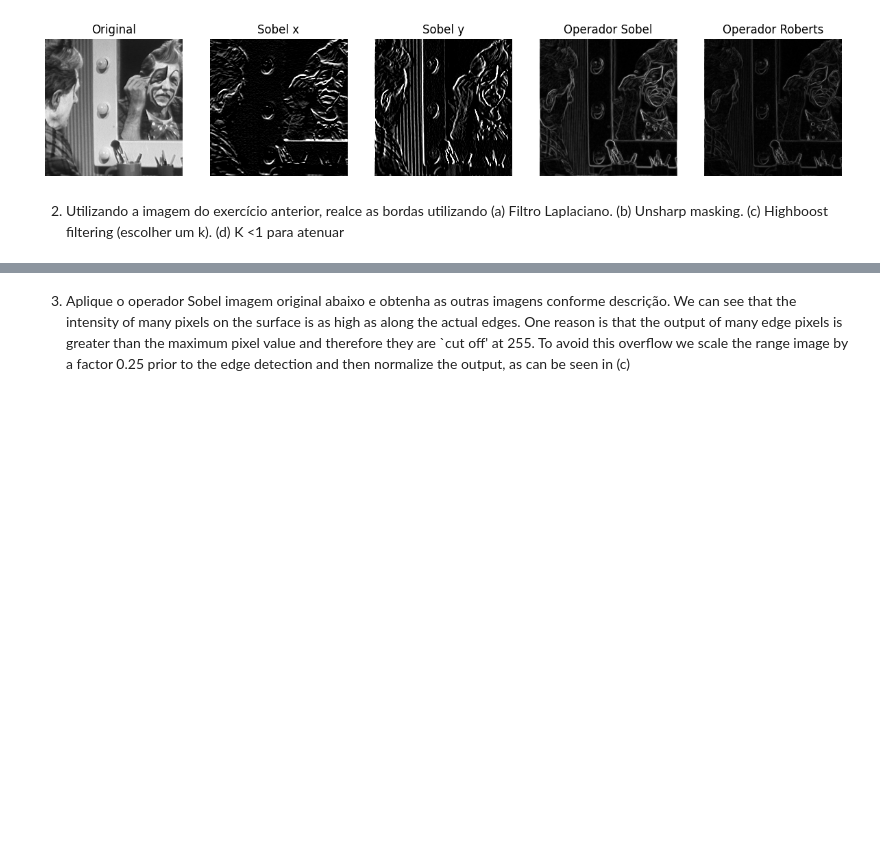
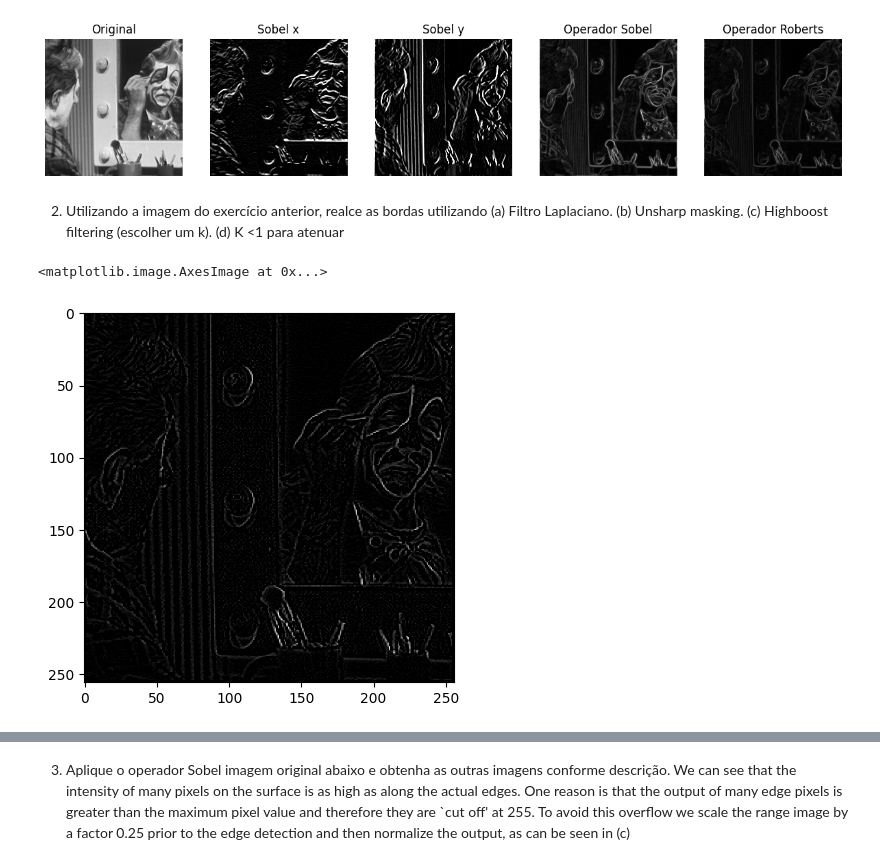
Before and after one commit to anaalicecordeiro/gbc216_t1_G04, a Jupyter notebook: Lab05 - High pass filtering/Lab05.ipynb, the cells around one changed output, grey strips where cells are left out. Drawn from its saved outputs; the diff is of its cells as text; code cells hidden in the pictures; blank space fills up the shorter version.

```diff
--- a/Lab05 - High pass filtering/Lab05.ipynb
+++ b/Lab05 - High pass filtering/Lab05.ipynb
@@ -10,27 +10,21 @@ import numpy as np
 # %% [markdown]
 1) Aplique os filtros  Sobel e Roberts nas imagens abaixo. Mostre, para o caso do Sobel, uma imagem representando a derivada em x e outra imagem representando a derivada em y
 # %%
-# Função para adicionar padding
 def adicionar_padding(imagem, altura_mascara, largura_mascara):
-    margem_altura = altura_mascara // 2
-    margem_largura = largura_mascara // 2
-    imagem_padded = np.pad(imagem, ((margem_altura, margem_altura), (margem_largura, margem_largura)), mode='constant')
-    return imagem_padded
+    pad_h = altura_mascara // 2
+    pad_w = largura_mascara // 2
+    return np.pad(imagem, ((pad_h, pad_h), (pad_w, pad_w)), mode='constant', constant_values=0)
 
-# Função para aplicar a convolução com uma máscara
-def aplicar_convolucao(img, mascara):
-    altura_mascara, largura_mascara = mascara.shape
-    imagem_padded = adicionar_padding(img, altura_mascara, largura_mascara)
-    resultado = np.zeros_like(img)
+def aplicar_convolucao(imagem, mascara):
+    imagem_padded = adicionar_padding(imagem, mascara.shape[0], mascara.shape[1])
+    resultado = np.zeros_like(imagem, dtype=np.float64)
 
-    # Aplicar a convolução manualmente
-    for i in range(altura_mascara // 2, imagem_padded.shape[0] - altura_mascara // 2):
-        for j in range(largura_mascara // 2, imagem_padded.shape[1] - largura_mascara // 2):
-            janela = imagem_padded[i - altura_mascara // 2:i + altura_mascara // 2 + 1,
-                                   j - largura_mascara // 2:j + largura_mascara // 2 + 1]
-            resultado[i - altura_mascara // 2, j - largura_mascara // 2] = np.sum(janela * mascara)
+    for i in range(imagem.shape[0]):
+        for j in range(imagem.shape[1]):
+            janela = imagem_padded[i:i+mascara.shape[0], j:j+mascara.shape[1]]
+            resultado[i, j] = np.sum(janela * mascara)
 
-    return np.clip(resultado, 0, 255).astype(np.uint8)
+    return resultado
 # %%
 # code here
 img1 = cv2.imread("cln1.png", cv2.IMREAD_GRAYSCALE)
@@ -89,3 +83,18 @@ plt.show()
 [figure]
 # %% [markdown]
 2) Utilizando a imagem do exercício anterior, realce as bordas utilizando (a) Filtro Laplaciano. (b) Unsharp masking. (c) Highboost filtering (escolher um k). (d) K <1 para atenuar
+# %%
+# code here
+
+img1 = cv2.imread("cln1.png", cv2.IMREAD_GRAYSCALE)
+# plt.imshow(img1, cmap='gray', vmin=0, vmax=255)
+
+mascara_laplaciano = np.array([[0, 1, 0],
+                     [1, -4, 1],
+                     [0, 1, 0]])
+
+filtro_laplaciano = aplicar_convolucao(img1, mascara_laplaciano)
+plt.imshow(filtro_laplaciano, cmap='gray', vmin=0, vmax=255)
+# %% [output]
+<matplotlib.image.AxesImage at 0x...>
+[figure, added]
```
Also changed, not shown: parts of 10 cells of this notebook.
